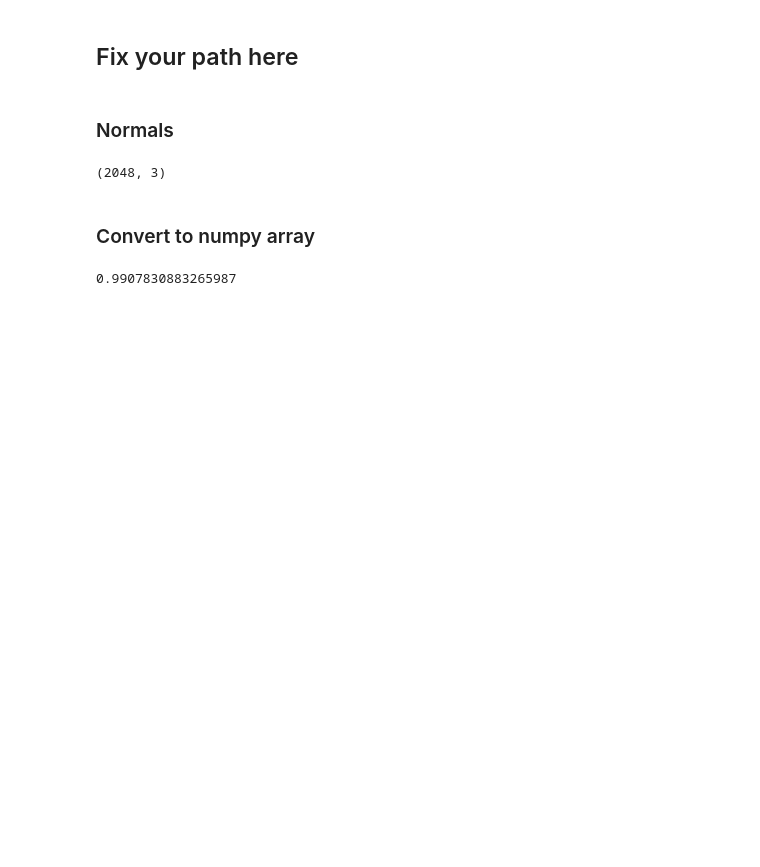
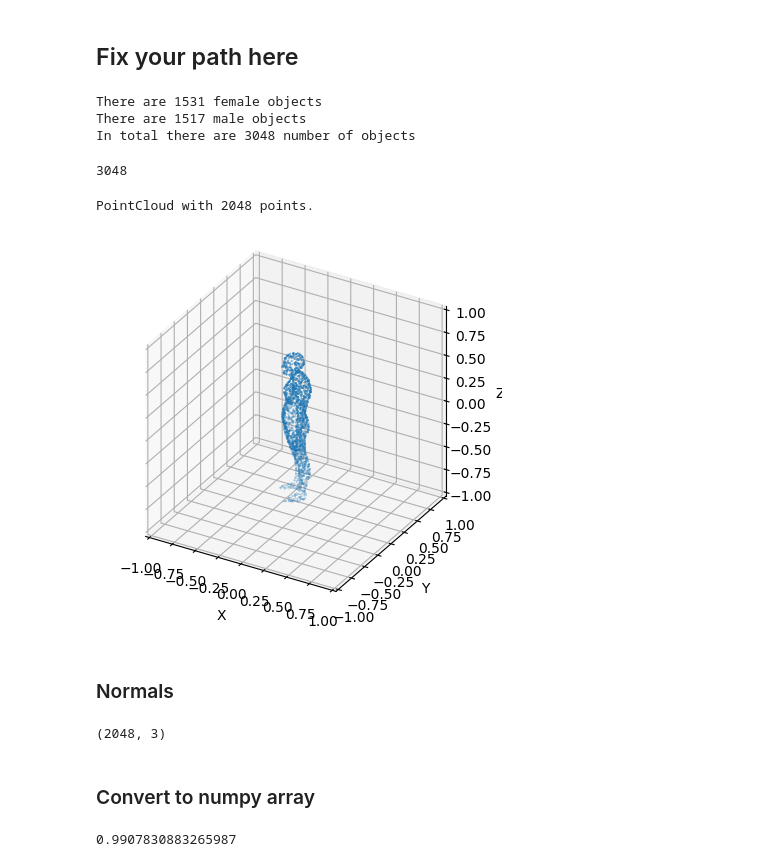
Before and after one commit to kridk999/02466-Fagpakkeprojekt-Point-clouds, a Jupyter notebook: open3d.ipynb, the cells around one changed output. Drawn from its saved outputs; the diff is of its cells as text; code cells hidden in the pictures; blank space fills up the shorter version.

Commit message:
load data using pytorch class, count how many

```diff
--- a/open3d.ipynb
+++ b/open3d.ipynb
@@ -10,6 +12,24 @@ import matplotlib.pyplot as plt
 ## Fix your path here
 # %%
 filepath = ["data/female", "data/male"]
+# %%
+#count how many objects there are in total
+fem = []
+mal = []
+for obj in glob.iglob("./data/female/*.obj"):
+    fem.append(1)
+for obj in glob.iglob("./data/male/*.obj"):
+    mal.append(1)
+
+fem_tot, mal_tot, total = len(fem), len(mal), len(fem)+len(mal)
+
+print("There are " + str(fem_tot) + " female objects")
+print("There are " + str(mal_tot) + " male objects")
+print("In total there are " + str(total) + " number of objects")
+# %% [output]
+There are 1531 female objects
+There are 1517 male objects
+In total there are 3048 number of objects
 # %%
 # data_paths = filepath
 
@@ -67,3 +133,20 @@ def Load_data(filepath, N):
+# %%
+#Load entire dataset and stash in the pytorch class: (takes approx 2-3 min)
+pcds_dataset = PointCloudDataset()
+
+print(len(pcds_dataset))
+# %% [output]
+3048
+# %%
+#access each pointcloud from the loaded dataset
+pcds_dataset[200]
+# %% [output]
+PointCloud with 2048 points.
+# %%
+#use function to visualize different pointclouds
+visualize(pcds_dataset[200])
+# %% [output]
+[figure, added]
 # %% [markdown]
 ### Normals
 # %%
```
Also changed, not shown: parts of 3 cells of this notebook, 1 other file.
